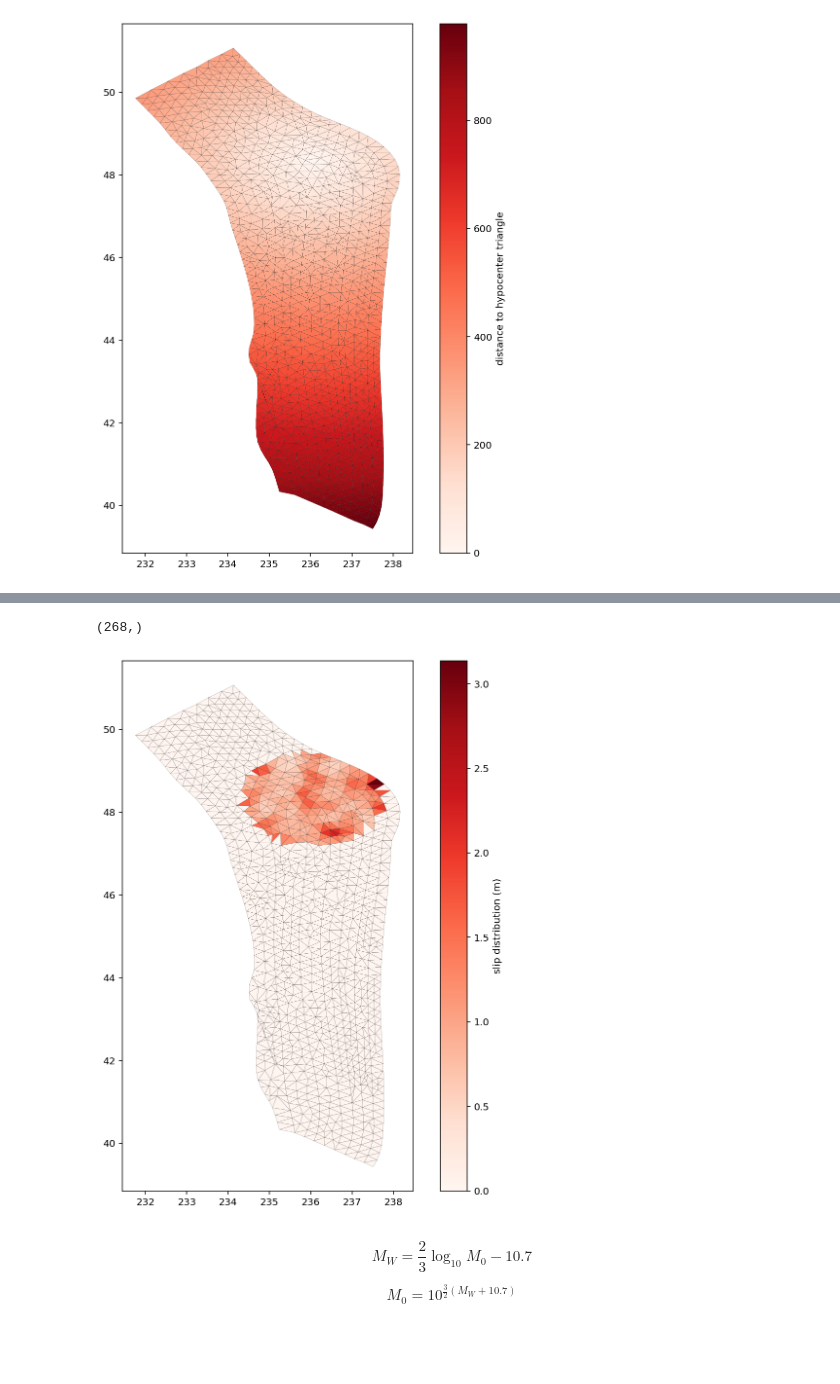
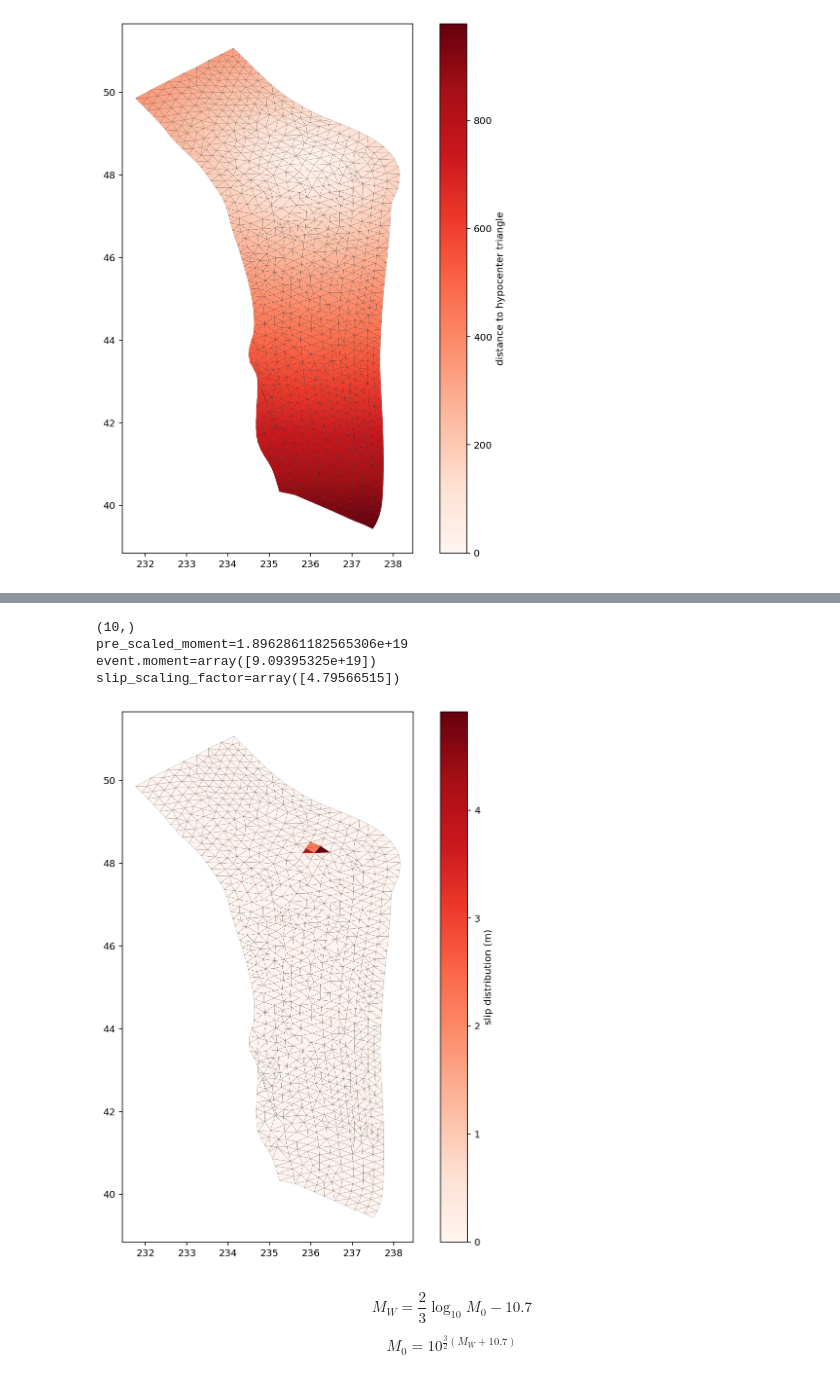
Before and after one commit to brendanjmeade/celeri, a Jupyter notebook: utilities/celeri_synthetic_slip_distributions_02.ipynb, the cells around one changed output, grey strips where cells are left out. Cells and saved outputs as stored; diff of their text form; code cells hidden in the pictures; blank space fills up the shorter version.

Commit message:
Magnitude to moment scaling is correct now

```diff
--- a/utilities/celeri_synthetic_slip_distributions_02.ipynb
+++ b/utilities/celeri_synthetic_slip_distributions_02.ipynb
@@ -422,12 +404,12 @@ pc = plot_meshes(meshes, meshes[0].areas / 1e6, plt.gca(), "plasma")
 plt.colorbar(pc, label="triangle areas (km^2)")
 plt.show()
 
-event.target_area = 50000e6
+event.target_area = 2000e6
 
 # Sort indices of hypocenter to centroid distances
 sorted_distance_index = np.argsort(hypocenter_triangle_to_all_triangles_distances)
 cumulative_area = np.cumsum(meshes[0].areas[sorted_distance_index])
-event.triangle_index = sorted_distance_index[np.where(cumulative_area < event.target_area)[0]]
+event.triangle_index = sorted_distance_index[np.where(cumulative_area < event.target_area)[0]] # TODO: add extra factor here?
 event.actual_area = np.sum(meshes[0].areas[event.triangle_index])
 
 # Plot triangle location
@@ -551,74 +531,66 @@ make_eigenvector_example_plot()
 # %%
-# Generate Karhune-Loeve slip distribution
-# def KL(z):
-#     # TODO: Understand role of mean slip here
-#     # return KL_slip
-#     KL_slip = 0.0 * mean_slip_g.copy()  # drop the mean slip and rescale later
-#     # add in the terms in the K-L expansion:  (dropping V[:,0])
-#     for k in range(1, len(z)):
-#         KL_slip += z[k] * np.sqrt(lam[k]) * V[:, k]
+DYNECM_TO_NM = 1e-7
 
-#     # Exponentiate to get Lognormal distribution:
-#     KL_slip = np.exp(KL_slip)
+SHEAR_MODULUS = 3e10
+event.moment = DYNECM_TO_NM * 10 ** (1.5 * (event.magnitude + 10.7))
 
-#     # Rescale to have desired magnitude
-#     # TODO: Need correct fault areas for this to work
-#     # Mo = new_fault.Mo()
-#     KL_slip *= Mo_desired / Mo
-
-#     # # Taper slip to go to zero at the base
-#     # KL_slip *= tau(-meshes[0].centroids[:, 2])
-
-#     return KL_slip
+event.moment = 10 ** (1.5 * (event.magnitude + 10.7) - 7.0)
 
 
-DYNECM_TO_NM = 0.001
-SHEAR_MODULUS = 3e10
-event.moment = DYNECM_TO_NM * 10 ** (1.5 * (event.magnitude + 10.7))
 event.mean_slip = event.moment / (SHEAR_MODULUS * event.actual_area)
 
 kl_slip = np.zeros(event.triangle_index.size)
 
-nterms = 100
+nterms = 10
 z = np.random.randn(nterms)
 for k in range(1, z.size):
-    # kl_slip += z[k] * np.sqrt(lam[k]) * V[:, k]
     kl_slip += z[k] * np.sqrt(event.eigenvalues[k]) * event.eigenvectors[:, k]
 
 kl_slip = np.exp(kl_slip)
 print(kl_slip.shape)
 
 # Apply taper to slip:
-# If elelemnt is at an edge: Do nothing
-# If element is not at an edge then taper by distance with a sigmoid
-
-
-def normalized_sigmoid_fkt(a, b, x):
+def normalized_sigmoid(a, b, x):
     """
     Returns array of a horizontal mirrored normalized sigmoid function
     output between 0 and 1
     Function parameters a = center; b = width
     https://stackoverflow.com/questions/3985619/how-to-calculate-a-logistic-sigmoid-function-in-python
     """
     s = 1 / (1 + np.exp(b * (x - a)))
     return 1 * (s - np.min(s)) / (np.max(s) - np.min(s))  # normalize function to 0-1
 
-hypocenter_triangle_to_all_triangles_distances[sorted_distance_index]
 
+distances = hypocenter_triangle_to_all_triangles_distances[event.triangle_index]
+taper_width = 1e-4  # TODO: Understand this term
+taper_transition = np.mean(distances)
+slip_taper = normalized_sigmoid(taper_transition, taper_width, distances)
+kl_slip = kl_slip * slip_taper
 
 # After taper is applied rescale slip magnitudes to get the correct moment
+pre_scaled_moment = SHEAR_MODULUS * np.sum(
+    kl_slip * meshes[0].areas[event.triangle_index]
+)
+slip_scaling_factor = event.moment / pre_scaled_moment
+kl_slip = kl_slip * slip_scaling_factor
 
+print(f"{pre_scaled_moment=}")
+print(f"{event.moment=}")
+print(f"{slip_scaling_factor=}")
 
 # Plot triangle location
 fill_value = np.zeros(meshes[0].n_tde)
 fill_value[event.triangle_index] = kl_slip
 plt.figure(figsize=(10, 10))
 pc = plot_meshes(meshes, fill_value, plt.gca(), "Reds")
 plt.colorbar(pc, label="slip distribution (m)")
 plt.show()
 # %% [output]
-(268,)
+(10,)
+pre_scaled_moment=1.8962861182565306e+19
+event.moment=array([9.09395325e+19])
+slip_scaling_factor=array([4.79566515])
-[figure, old version]
+[figure, new version]
 # %% [markdown]
 $$M_W=\frac{2}{3}\log_{10}M_0 - 10.7$$
 
```
Also changed, not shown: parts of 10 cells of this notebook.
